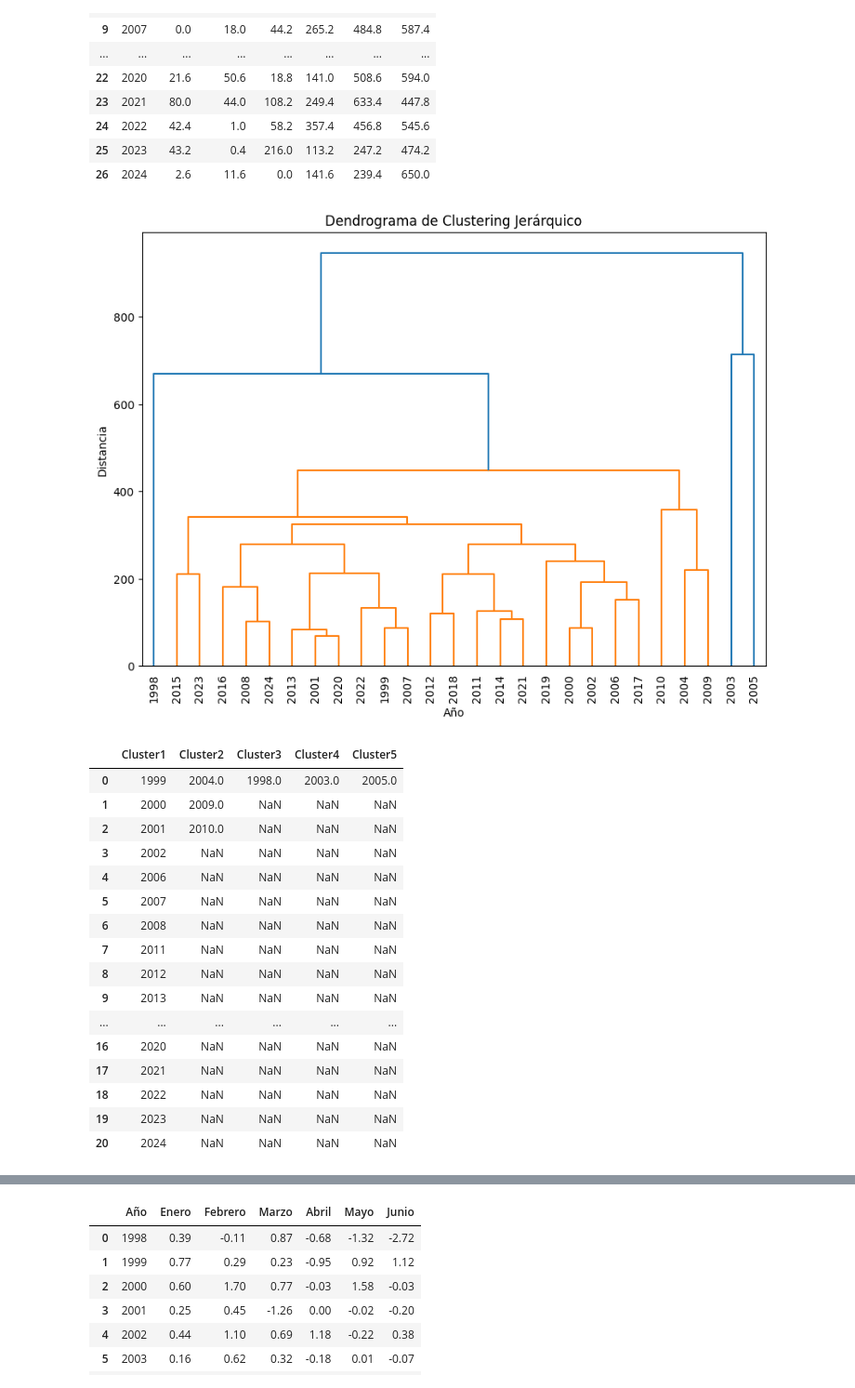
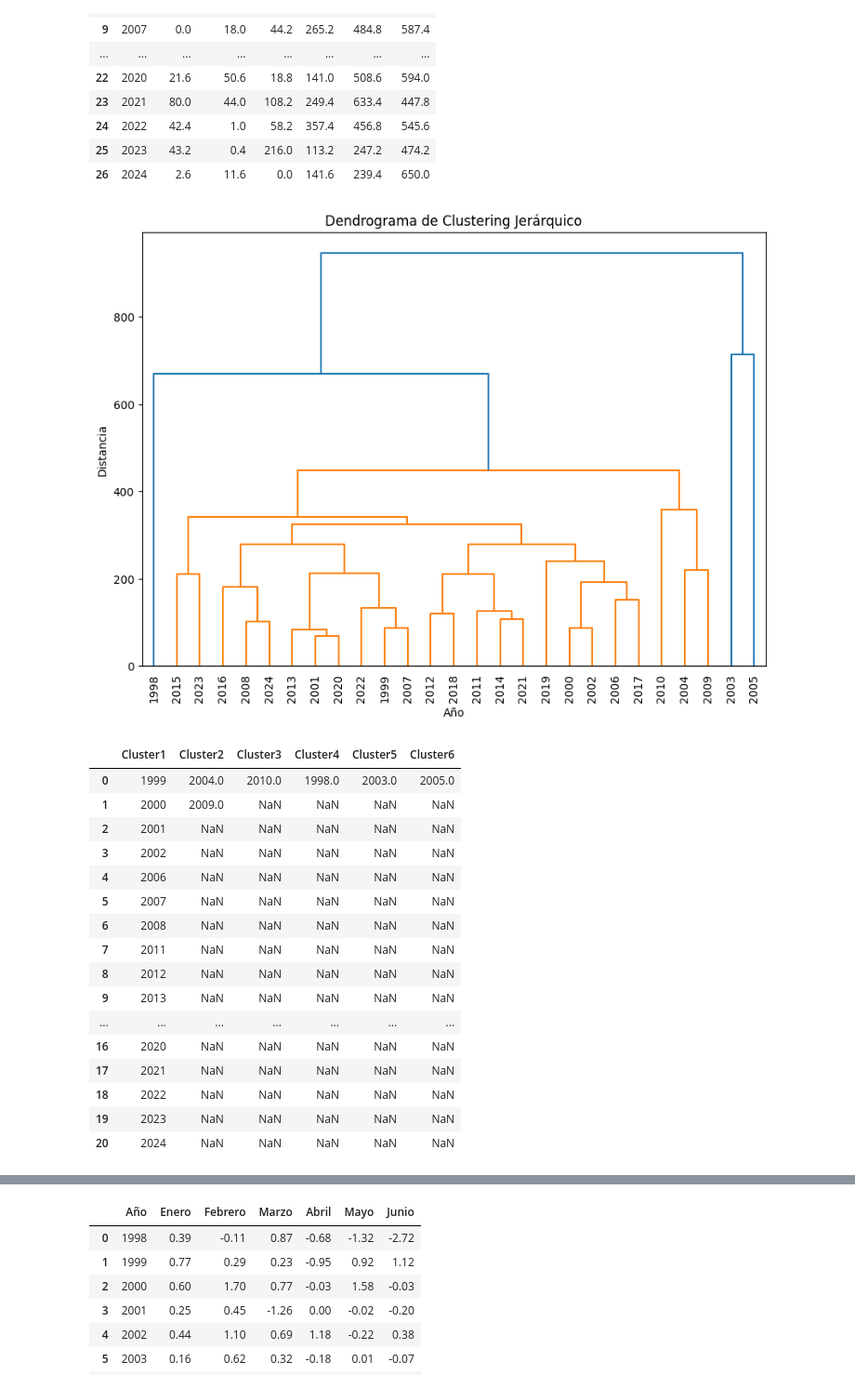
Before and after one commit to ariasdicas/analytics-ICC, a Jupyter notebook: scripts/procesamiento_data_periodos_analogos_junio_ICC.ipynb, the cells around one changed output, grey strips where cells are left out. Shown at 93% size. Saved outputs shown, nothing was run; the diff lists cells and outputs as text; code cells hidden in the pictures.

```diff
--- a/scripts/procesamiento_data_periodos_analogos_junio_ICC.ipynb
+++ b/scripts/procesamiento_data_periodos_analogos_junio_ICC.ipynb
@@ -106,49 +106,49 @@ dendrogram(Z, labels=df_lluvia['Año'].values, leaf_rotation=90)
 plt.title('Dendrograma de Clustering Jerárquico')
 plt.xlabel('Año')
 plt.ylabel('Distancia')
 plt.show()
 
 
 
 
 #  criterio para el número máximo de clusters
-max_clusters = 5  # máximo de 5 clusters
+max_clusters = 6 # máximo de 5 clusters
 clusters = fcluster(Z, max_clusters, criterion='maxclust')
 
 df_lluvia['Cluster'] = clusters
 
 df_lluvia[['Año', 'Cluster']]
 
 
 # Agrupar los años por cada cluster
 cluster_groups = df_lluvia.groupby('Cluster')['Año'].apply(list).reset_index()
 
 
 cluster_results = {}
 for index, row in cluster_groups.iterrows():
     cluster_results[f'Cluster{row["Cluster"]}'] = row['Año']
 
 cluster_df = pd.DataFrame(dict([(k, pd.Series(v)) for k, v in cluster_results.items()]))
 
 
 cluster_df
 # %% [output]
 [figure]
-|  | Cluster1 | Cluster2 | Cluster3 | Cluster4 | Cluster5 |
-| 0 | 1999 | 2004.0 | 1998.0 | 2003.0 | 2005.0 |
-| 1 | 2000 | 2009.0 | NaN | NaN | NaN |
-| 2 | 2001 | 2010.0 | NaN | NaN | NaN |
-| 3 | 2002 | NaN | NaN | NaN | NaN |
-| 4 | 2006 | NaN | NaN | NaN | NaN |
-| 5 | 2007 | NaN | NaN | NaN | NaN |
-| 6 | 2008 | NaN | NaN | NaN | NaN |
-| 7 | 2011 | NaN | NaN | NaN | NaN |
-| 8 | 2012 | NaN | NaN | NaN | NaN |
-| 9 | 2013 | NaN | NaN | NaN | NaN |
-| ... | ... | ... | ... | ... | ... |
-| 16 | 2020 | NaN | NaN | NaN | NaN |
-| 17 | 2021 | NaN | NaN | NaN | NaN |
-| 18 | 2022 | NaN | NaN | NaN | NaN |
-| 19 | 2023 | NaN | NaN | NaN | NaN |
-| 20 | 2024 | NaN | NaN | NaN | NaN |
+|  | Cluster1 | Cluster2 | Cluster3 | Cluster4 | Cluster5 | Cluster6 |
+| 0 | 1999 | 2004.0 | 2010.0 | 1998.0 | 2003.0 | 2005.0 |
+| 1 | 2000 | 2009.0 | NaN | NaN | NaN | NaN |
+| 2 | 2001 | NaN | NaN | NaN | NaN | NaN |
+| 3 | 2002 | NaN | NaN | NaN | NaN | NaN |
+| 4 | 2006 | NaN | NaN | NaN | NaN | NaN |
+| 5 | 2007 | NaN | NaN | NaN | NaN | NaN |
+| 6 | 2008 | NaN | NaN | NaN | NaN | NaN |
+| 7 | 2011 | NaN | NaN | NaN | NaN | NaN |
+| 8 | 2012 | NaN | NaN | NaN | NaN | NaN |
+| 9 | 2013 | NaN | NaN | NaN | NaN | NaN |
+| ... | ... | ... | ... | ... | ... | ... |
+| 16 | 2020 | NaN | NaN | NaN | NaN | NaN |
+| 17 | 2021 | NaN | NaN | NaN | NaN | NaN |
+| 18 | 2022 | NaN | NaN | NaN | NaN | NaN |
+| 19 | 2023 | NaN | NaN | NaN | NaN | NaN |
+| 20 | 2024 | NaN | NaN | NaN | NaN | NaN |
 # %% [markdown]
```
Also changed, not shown: parts of 4 cells of this notebook.
